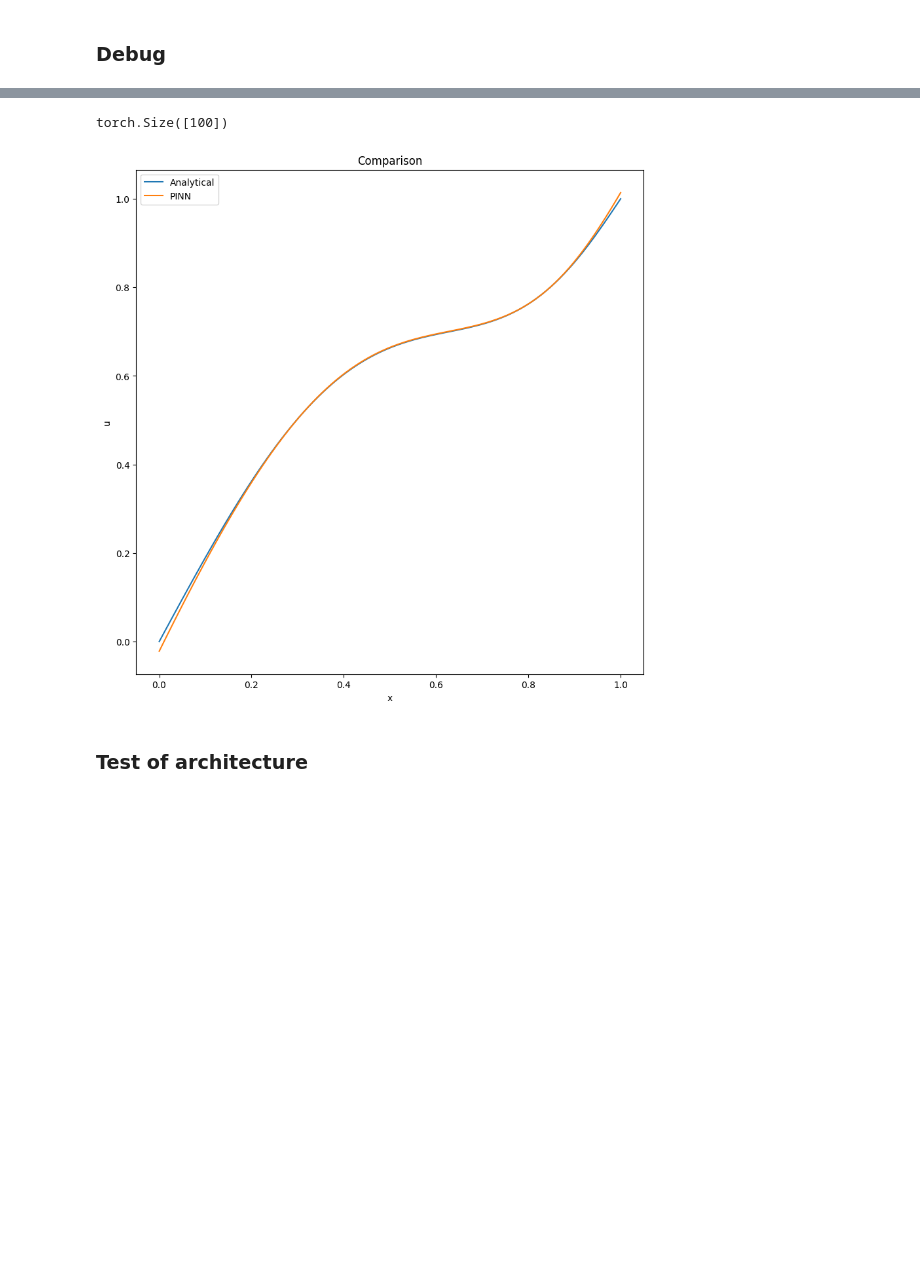
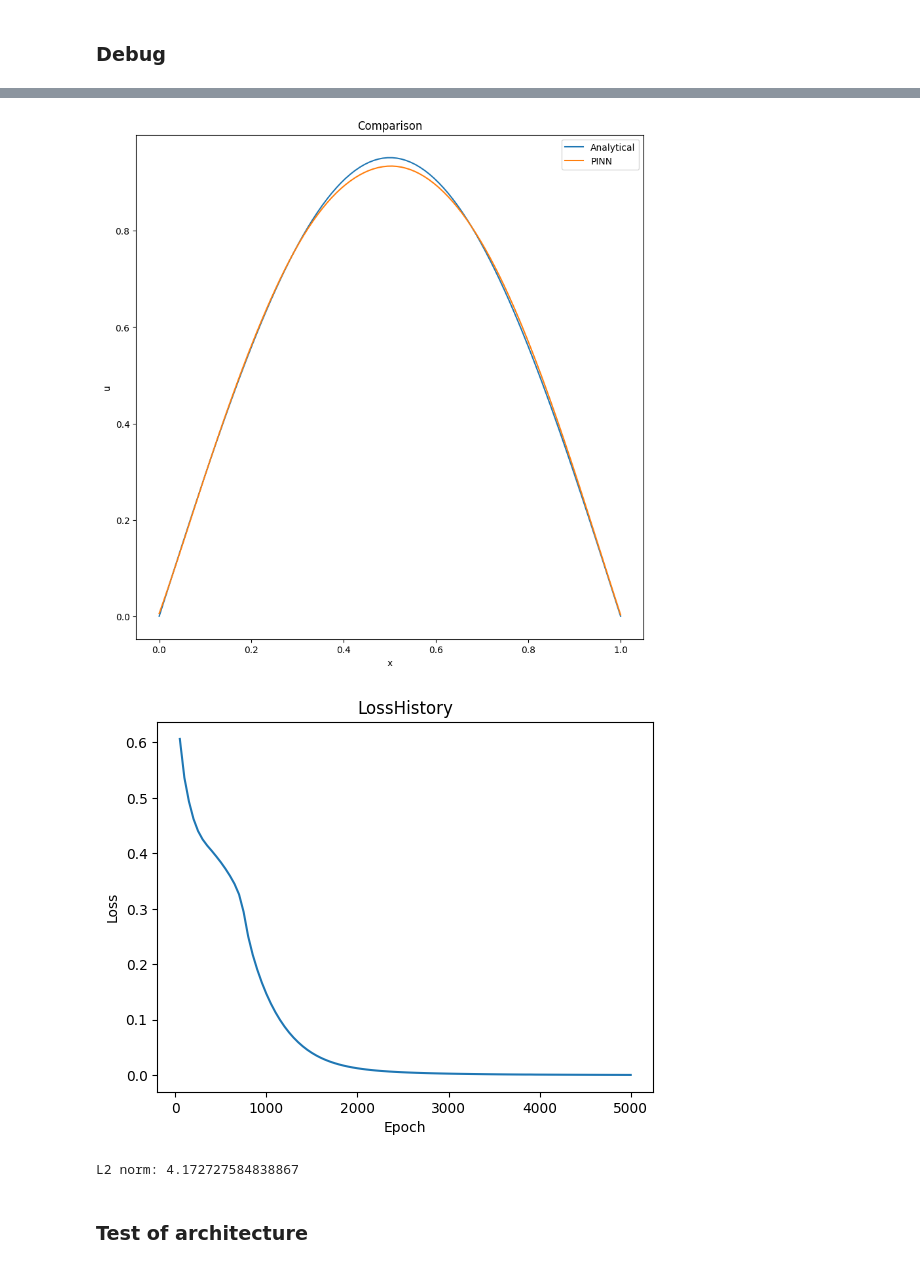
Before and after one commit to DikovAlexandr/PINN, a Jupyter notebook: TestPINN.ipynb, the cells around one changed output, grey strips where cells are left out. Saved outputs shown, nothing was run; the diff lists cells and outputs as text; code cells hidden in the pictures; blank space fills up the shorter version.

Commit message:
SIREN code was corrected and the architecture was retested

```diff
--- a/TestPINN.ipynb
+++ b/TestPINN.ipynb
@@ -29,8 +29,11 @@ warnings.filterwarnings("ignore")
 def initial_condition_function(x):
     return torch.sin(torch.pi * torch.tensor(x))
 
+# def boundary_condition_function(x, t):
+#     return torch.sin(torch.pi * torch.tensor(x) * torch.tensor(t))
+
 def boundary_condition_function(x, t):
-    return torch.sin(torch.pi * torch.tensor(x) * torch.tensor(t))
+    return torch.zeros_like(x)
 
 def analytical_solution(x, t, alpha, L):
     x = torch.tensor(x)
@@ -295,28 +298,33 @@ plot_scheduler_loss('out')
 # %% [markdown]
 ### Debug
 # %%
+siren_params = siren.SirenParams(first_omega_0 = 30.0,
+                                 hidden_omega_0 = 30.0,
+                                 outermost_linear = True)
+
 net_params = utils.NetParams()
 net_params.set_params(input=2,
                       output=1,
-                      hidden_layers=[int(20) for _ in range(2)],
-                      epochs=3000,
+                      hidden_layers=[int(8) for _ in range(2)],
+                      epochs=5000,
                       batch_size=100,
-                      lr=0.003,
-                      activation='tanh',
+                      lr=0.0001,
+                      activation='sin',
                       training_mode='train',
-                      optimizer='LBFGS', # 'LBFGS', 'Adam' or 'Hybrid'
+                      optimizer='Adam', # 'LBFGS', 'Adam' or 'Hybrid'
                       scheduler=None, # Not applicable with Hybrid optimizer
                       # 'StepLR', 'ExponentialLR', 'ReduceLROnPlateau' is supported
-                      early_stopping=True, # Some problem
+                      early_stopping=False, # Some problem
                       use_rar=False,
                       use_weights_adjuster=False,
-                      display_interval=100,
+                      display_interval=50,
                       model_save_path='models',
                       output_path='out',
                       save_loss=True,
                       initial_weights_path=None, # 'models/model_weights.pth'
-                      siren_params=None)
+                      siren_params=siren_params)
 
+# TODO: Early stopping not work correctly
 # Or load from json file
 # net_params.from_json_file("params.json")
 # %%
@@ -345,21 +353,24 @@ Model weights saved to models
 # %%
 u_pinn = model.predict(problem.test.x, problem.test.t)
 u_analytical = analytical_solution(problem.test.x.cpu().detach().numpy(),
                                    problem.time.t1, problem.alpha,
                                    problem.geom.length()).to('cuda:0')
-u_fdm = fdm_solver(problem, len(problem.test.x), True)
-print(u_fdm.shape)
+# u_fdm = fdm_solver(problem, len(problem.test.x), True)
 
 # Plot of solutions
-utils.comparison_plot(problem.test.x, u_fdm, u_pinn, net_params.output_path)
+utils.comparison_plot(problem.test.x, u_analytical, u_pinn, net_params.output_path)
+
 # Plot loss
 utils.loss_history_plot(model.get_loss_history(), net_params.output_path)
-# L2 norm between analytical and PINN solutions
-# l2_norm = torch.sqrt(torch.sum((u_analytical - u_pinn)**2) / len(u_analytical))
-# print(f'L2 norm: {l2_norm}')
 # %% [output]
-torch.Size([100])
-[figure, old version]
+[figure, new version]
+[figure, added]
+# %%
+# L2 norm between analytical and PINN solutions
+l2_norm = torch.sqrt(torch.sum((u_analytical - u_pinn)**2) / len(u_analytical))
+print(f'L2 norm: {l2_norm}')
+# %% [output]
+L2 norm: 4.172727584838867
 # %% [markdown]
 ### Test of architecture
 # %%
```
Also changed, not shown: parts of 4 cells of this notebook, 7 other files.
